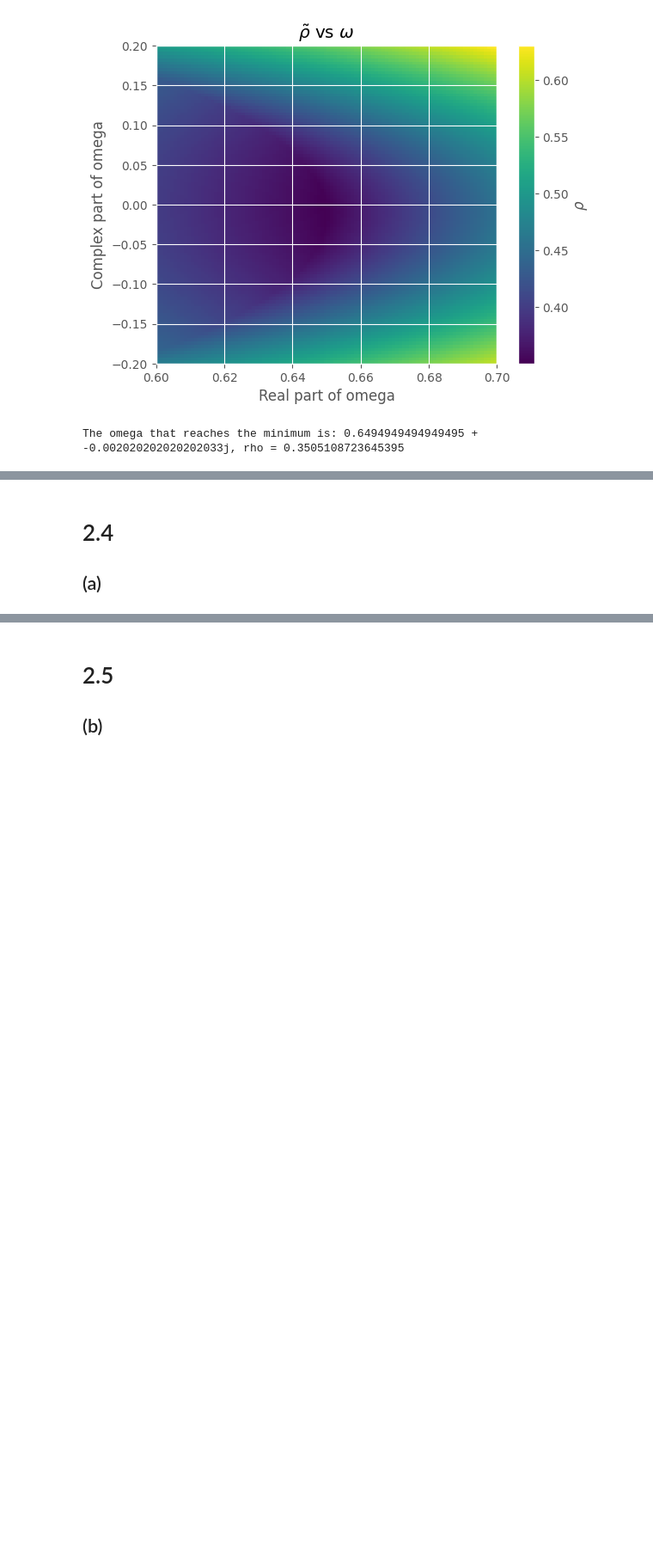
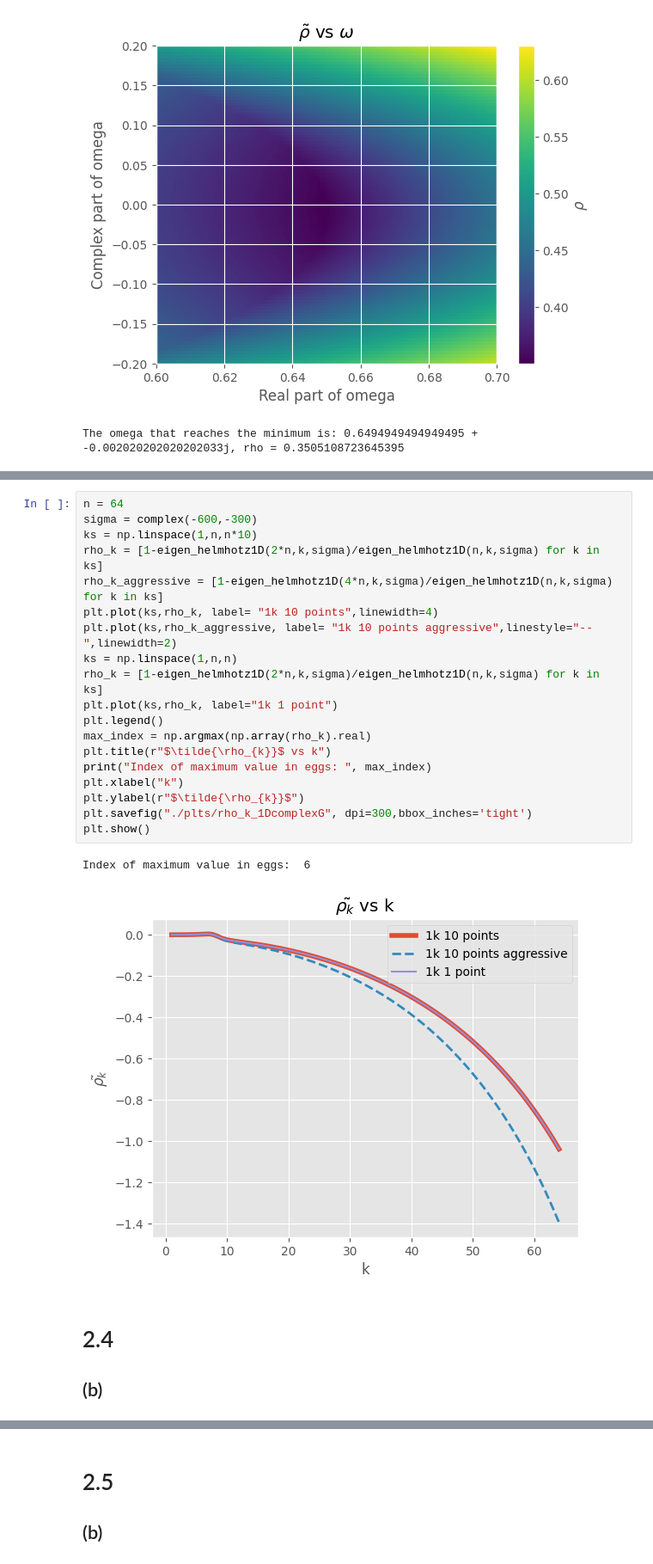
Before and after one commit to ISIPINK/Project-2023-2024-Multigrid-voor-het-oplossen-van-complex-waardige-Helmholtz-problemen, a Jupyter notebook: code/main.ipynb, the cells around one changed output, grey strips where cells are left out. Shown at 86% size. Drawn from its saved outputs; the diff is of its cells as text; blank space fills up the shorter version.

```diff
--- a/code/main.ipynb
+++ b/code/main.ipynb
@@ -291,4 +295,26 @@ The omega that reaches the minimum is: 0.6494949494949495 + -0.00202020202020203
+# %%
+n = 64
+sigma = complex(-600,-300)
+ks = np.linspace(1,n,n*10)
+rho_k = [1-eigen_helmhotz1D(2*n,k,sigma)/eigen_helmhotz1D(n,k,sigma) for k in ks]
+rho_k_aggressive = [1-eigen_helmhotz1D(4*n,k,sigma)/eigen_helmhotz1D(n,k,sigma) for k in ks]
+plt.plot(ks,rho_k, label= "1k 10 points",linewidth=4)
+plt.plot(ks,rho_k_aggressive, label= "1k 10 points aggressive",linestyle="--",linewidth=2)
+ks = np.linspace(1,n,n)
+rho_k = [1-eigen_helmhotz1D(2*n,k,sigma)/eigen_helmhotz1D(n,k,sigma) for k in ks]
+plt.plot(ks,rho_k, label="1k 1 point")
+plt.legend()
+max_index = np.argmax(np.array(rho_k).real)
+plt.title(r"$\tilde{\rho_{k}}$ vs k")
+print("Index of maximum value in eggs: ", max_index)
+plt.xlabel("k")
+plt.ylabel(r"$\tilde{\rho_{k}}$")
+plt.savefig("./plts/rho_k_1DcomplexG", dpi=300,bbox_inches='tight')
+plt.show()
+# %% [output]
+Index of maximum value in eggs:  6
+[figure, added]
 # %% [markdown]
 # 2.4
-## (a)
+## (b)
 # %%
```
Also changed, not shown: parts of 14 cells of this notebook, 9 other files.
